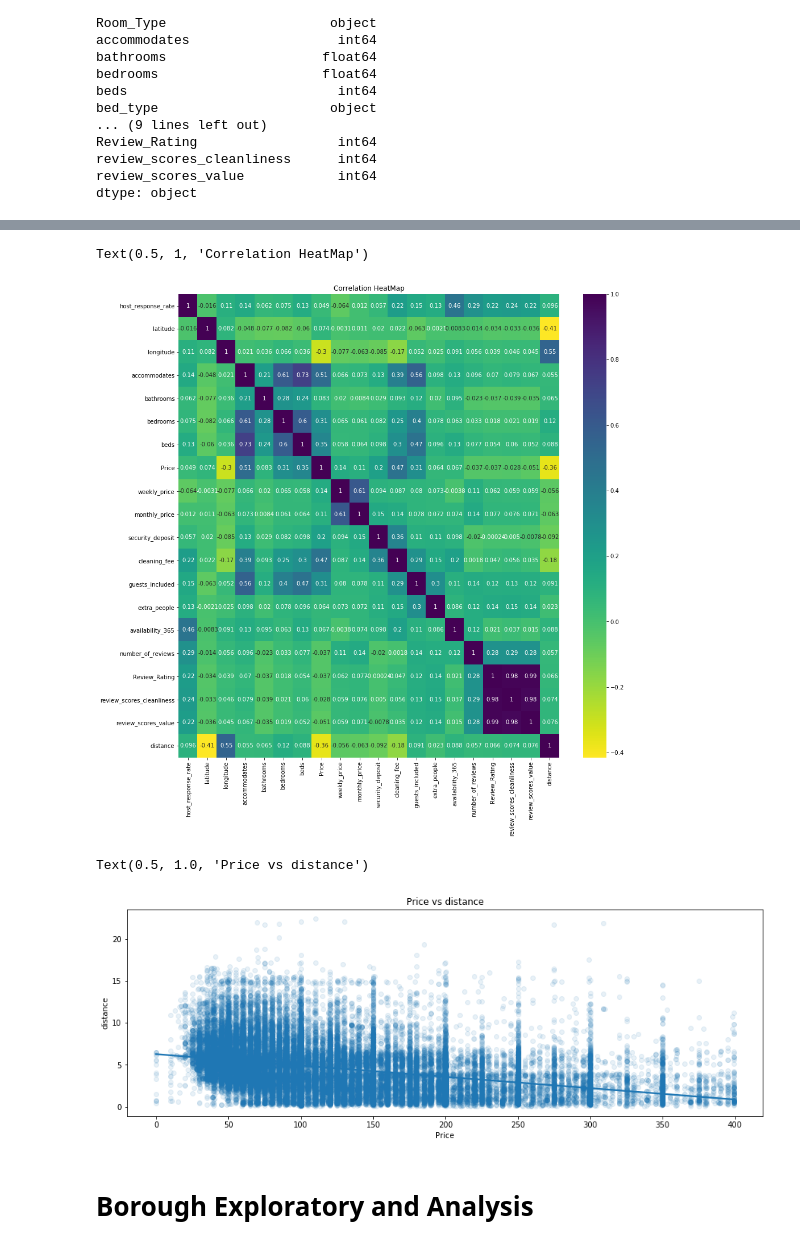
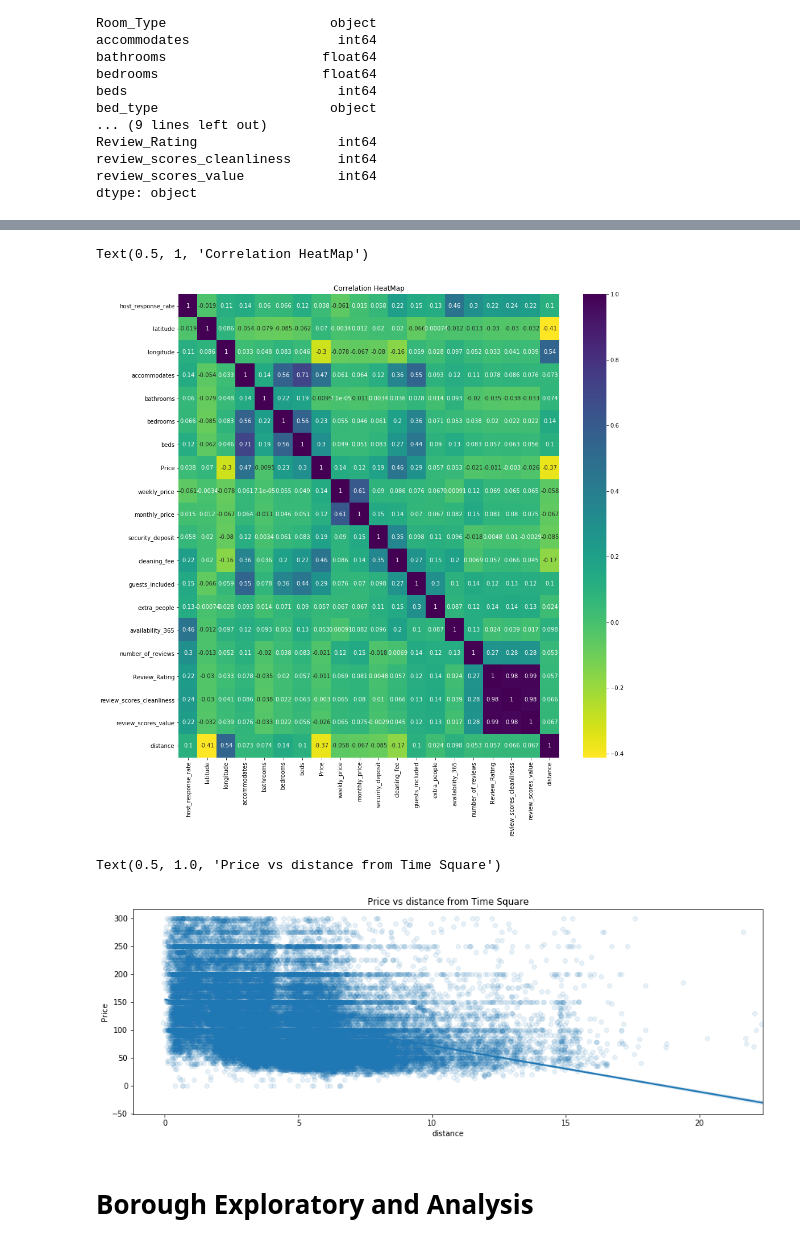
Before and after one commit to cheikhsidi/AirBnb-Price-Preduction_NYC, a Jupyter notebook: airbnb_ml.ipynb, the cells around one changed output, grey strips where cells are left out. Drawn from its saved outputs; the diff is of its cells as text; code cells hidden in the pictures.

```diff
--- a/airbnb_ml.ipynb
+++ b/airbnb_ml.ipynb
@@ -134,6 +132,6 @@ review_scores_value            int64
 dtype: object
 # %%
 # Removinf price outliers
-df = df[df['Price'] <400]
+df = df[df['Price'] <300]
 len(df)
 # %% [output]
@@ -205,17 +218,17 @@ sb.heatmap(corr, annot=True, cmap = 'viridis_r')
 plt.title('Correlation HeatMap')
 # %% [output]
 Text(0.5, 1, 'Correlation HeatMap')
-[figure, old version]
+[figure, new version]
 # %%
-# Price vs Distance
+# Price vs Distance from Time Square
 
 plt.figure(figsize=(15, 5))
-sb.regplot(data = df, x = "Price", y = 'distance', x_jitter = 0.1,
+sb.regplot(data = df, x = "distance", y = 'Price', x_jitter = 0.1,
             scatter_kws = {'alpha': 0.1})
-plt.title('Price vs distance')
+plt.title('Price vs distance from Time Square')
 # %% [output]
-Text(0.5, 1.0, 'Price vs distance')
+Text(0.5, 1.0, 'Price vs distance from Time Square')
-[figure, old version]
+[figure, new version]
 # %% [markdown]
 # Borough Exploratory and Analysis
 # %%
```
Also changed, not shown: parts of 73 cells of this notebook.
